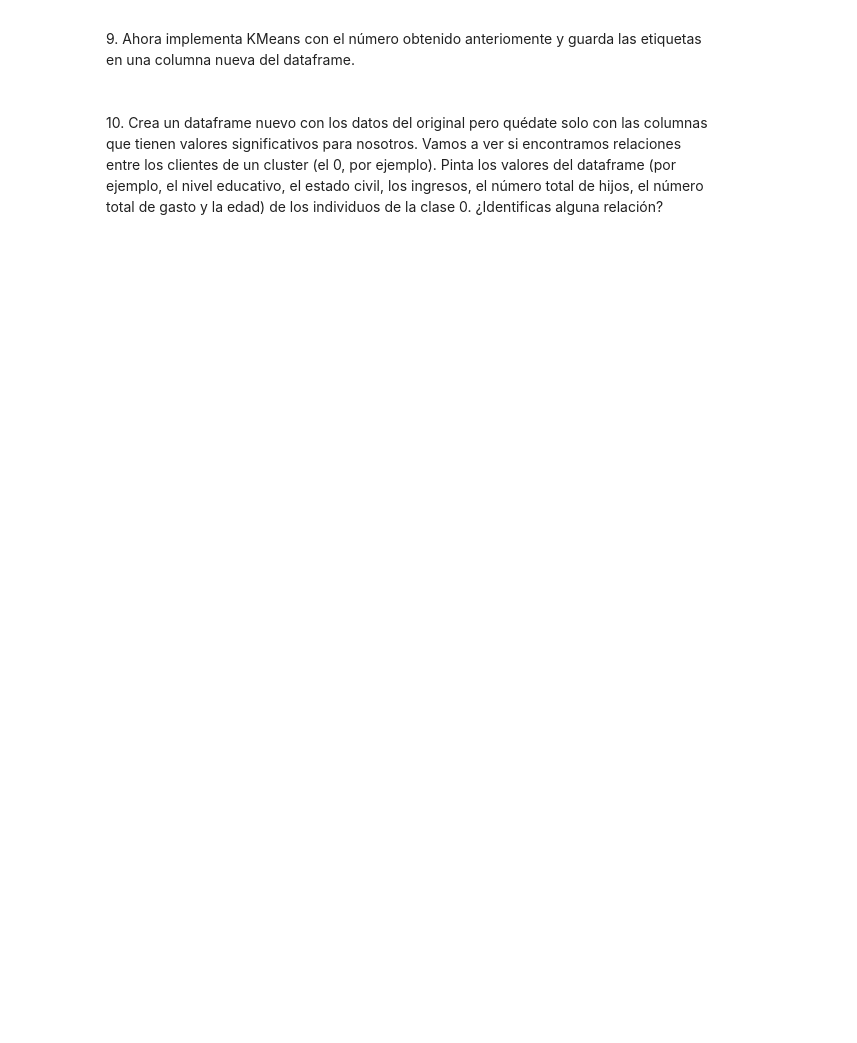
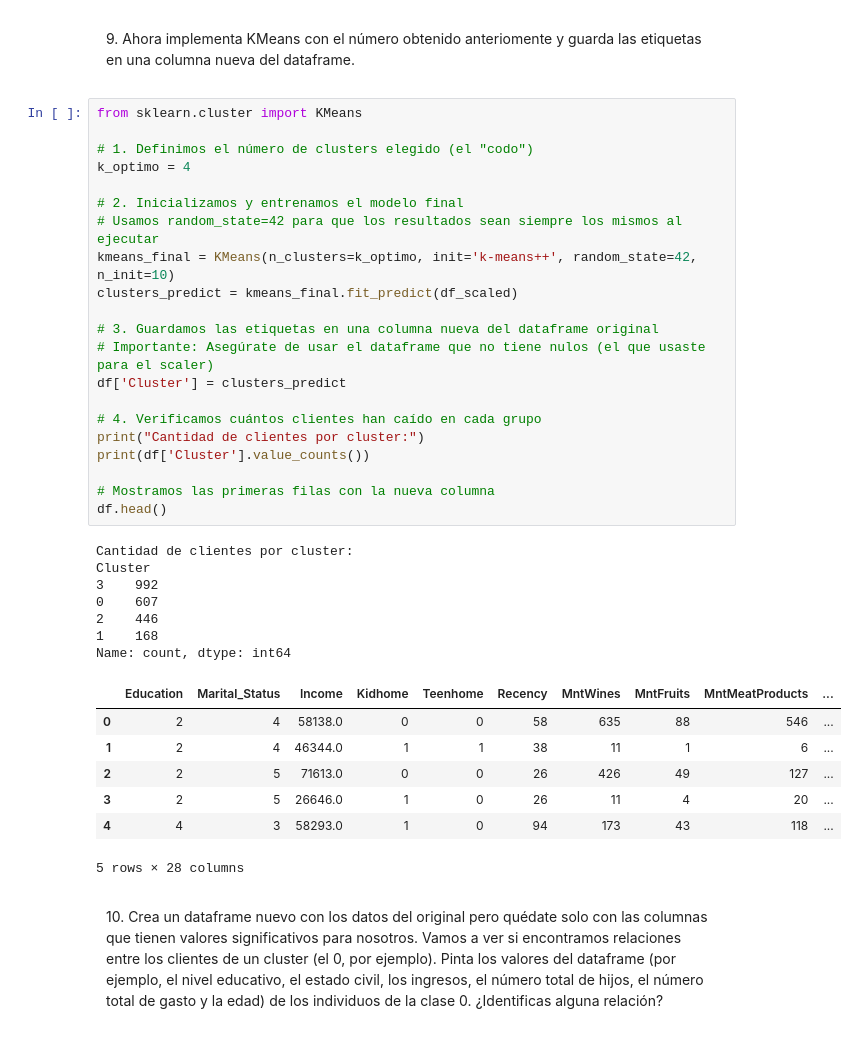
Before and after one commit to carmencnles/CEIABD, a Jupyter notebook: PIA/Segundo trimestre/Actividad3_15_Kmeans/Actividad3_15.ipynb, the cells around one changed output. Cells and saved outputs as stored; diff of their text form; blank space fills up the shorter version.

```diff
--- a/PIA/Segundo trimestre/Actividad3_15_Kmeans/Actividad3_15.ipynb
+++ b/PIA/Segundo trimestre/Actividad3_15_Kmeans/Actividad3_15.ipynb
@@ -153,6 +203,42 @@ df.describe(include=['object'])
 <div style="border-style:groove;border-width:thin;padding:10px">
 9. Ahora implementa KMeans con el número obtenido anteriomente y guarda las etiquetas en una columna nueva del dataframe.
 </div>
+# %%
+from sklearn.cluster import KMeans
+
+# 1. Definimos el número de clusters elegido (el "codo")
+k_optimo = 4
+
+# 2. Inicializamos y entrenamos el modelo final
+# Usamos random_state=42 para que los resultados sean siempre los mismos al ejecutar
+kmeans_final = KMeans(n_clusters=k_optimo, init='k-means++', random_state=42, n_init=10)
+clusters_predict = kmeans_final.fit_predict(df_scaled)
+
+# 3. Guardamos las etiquetas en una columna nueva del dataframe original
+# Importante: Asegúrate de usar el dataframe que no tiene nulos (el que usaste para el scaler)
+df['Cluster'] = clusters_predict
+
+# 4. Verificamos cuántos clientes han caído en cada grupo
+print("Cantidad de clientes por cluster:")
+print(df['Cluster'].value_counts())
+
+# Mostramos las primeras filas con la nueva columna
+df.head()
+# %% [output]
+Cantidad de clientes por cluster:
+Cluster
+3    992
+0    607
+2    446
+1    168
+Name: count, dtype: int64
+|  | Education | Marital_Status | Income | Kidhome | Teenhome | Recency | MntWines | MntFruits | MntMeatProducts | ... |
+| 0 | 2 | 4 | 58138.0 | 0 | 0 | 58 | 635 | 88 | 546 | ... |
+| 1 | 2 | 4 | 46344.0 | 1 | 1 | 38 | 11 | 1 | 6 | ... |
+| 2 | 2 | 5 | 71613.0 | 0 | 0 | 26 | 426 | 49 | 127 | ... |
+| 3 | 2 | 5 | 26646.0 | 1 | 0 | 26 | 11 | 4 | 20 | ... |
+| 4 | 4 | 3 | 58293.0 | 1 | 0 | 94 | 173 | 43 | 118 | ... |
+5 rows × 28 columns
 # %% [markdown]
 <div style="border-style:groove;border-width:thin;padding:10px">
 10. Crea un dataframe nuevo con los datos del original pero quédate solo con las columnas que tienen valores significativos para nosotros. Vamos a ver si encontramos relaciones entre los clientes de un cluster (el 0, por ejemplo). Pinta los valores del dataframe (por ejemplo, el nivel educativo, el estado civil, los ingresos, el número total de hijos, el número total de gasto y la edad) de los individuos de la clase 0. ¿Identificas alguna relación?
```
Also changed, not shown: parts of 4 cells of this notebook, 3 other files.
